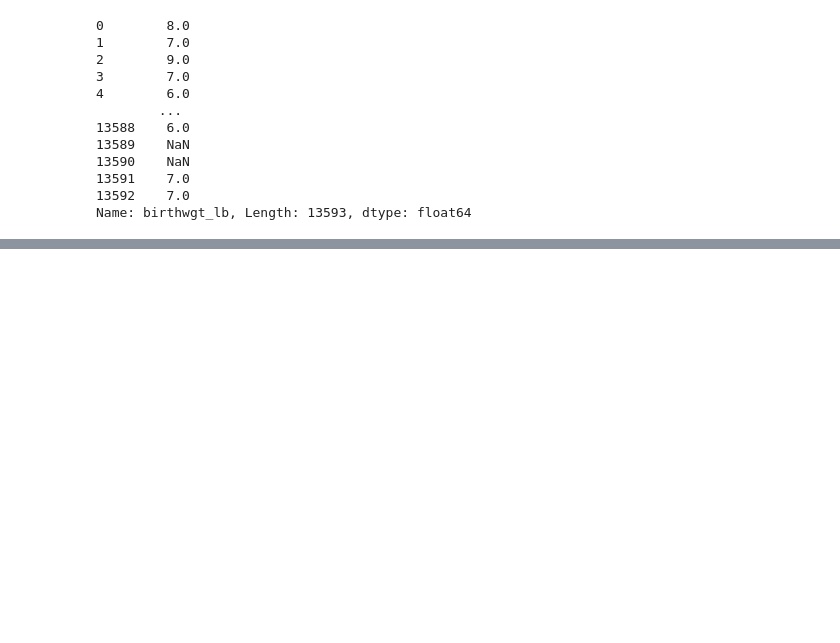
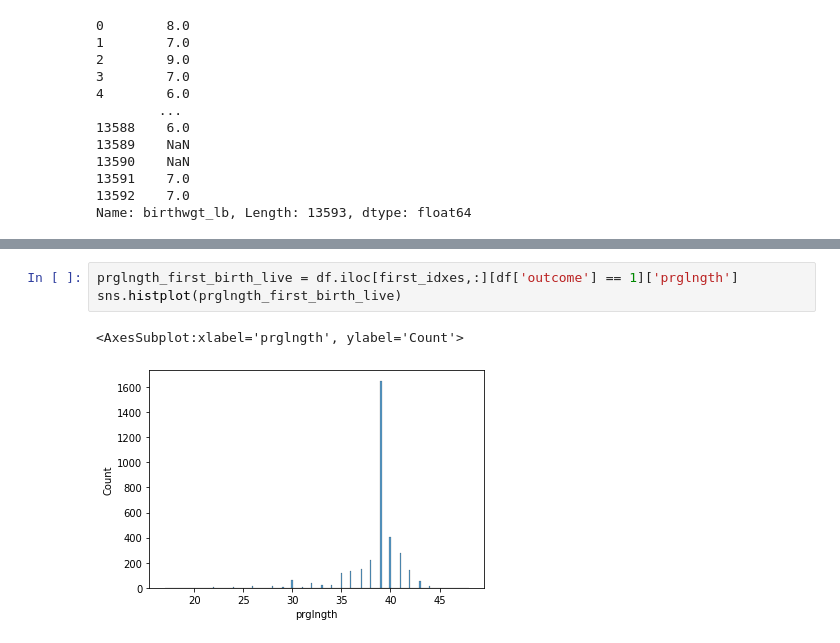
Before and after one commit to draibolit/ThinkStats2, a Jupyter notebook: code/chapter1_draft.ipynb, the cells around one changed output, grey strips where cells are left out. Cells and saved outputs as stored; diff of their text form; blank space fills up the shorter version.

```diff
--- a/code/chapter1_draft.ipynb
+++ b/code/chapter1_draft.ipynb
@@ -58,0 +118,6 @@ Name: birthwgt_lb, Length: 13593, dtype: float64
+# %%
+prglngth_first_birth_live = df.iloc[first_idxes,:][df['outcome'] == 1]['prglngth']
+sns.histplot(prglngth_first_birth_live)
+# %% [output]
+<AxesSubplot:xlabel='prglngth', ylabel='Count'>
+[figure, added]
```
Also changed, not shown: parts of 6 cells of this notebook, 4 other files.
